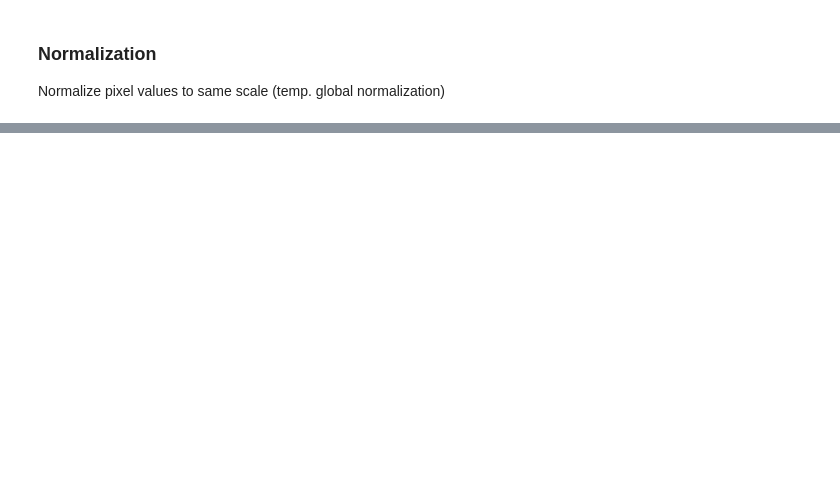
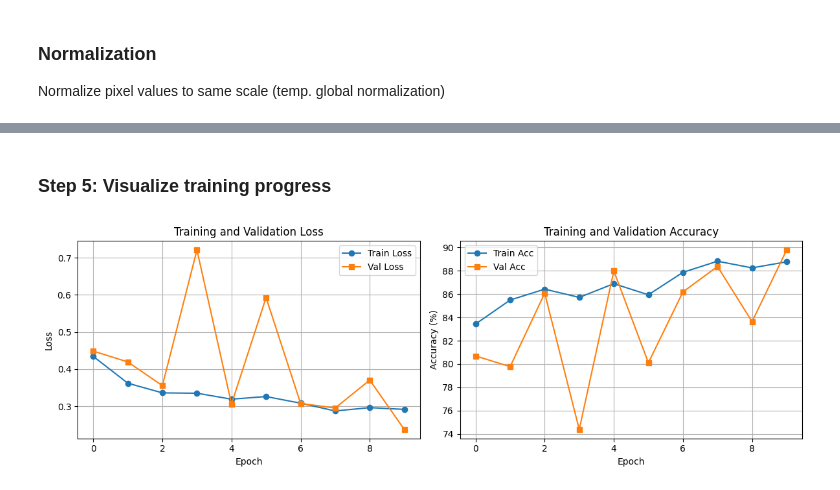
Before and after one commit to Ceciliamoller/Land-Take-Prediction-Project-NINA-, a Jupyter notebook: notebooks/01_explore_habloss.ipynb, the cells around one changed output, grey strips where cells are left out. Cells and saved outputs as stored; diff of their text form; code cells hidden in the pictures; blank space fills up the shorter version.

Commit message:
feat: patch up all sample images + create PyTorch dataset from patches + define simple CNN architecture + setup training loop + train model + visualize training progress

```diff
--- a/notebooks/01_explore_habloss.ipynb
+++ b/notebooks/01_explore_habloss.ipynb
@@ -188,0 +423,27 @@ img = img / img.max()   # scale to 0–1 range. divides by the value of largest
+# %% [markdown]
+### Step 5: Visualize training progress
+# %%
+fig, (ax1, ax2) = plt.subplots(1, 2, figsize=(12, 4))
+
+# Plot losses
+ax1.plot(train_losses, label='Train Loss', marker='o')
+ax1.plot(val_losses, label='Val Loss', marker='s')
+ax1.set_xlabel('Epoch')
+ax1.set_ylabel('Loss')
+ax1.set_title('Training and Validation Loss')
+ax1.legend()
+ax1.grid(True)
+
+# Plot accuracies
+ax2.plot(train_accs, label='Train Acc', marker='o')
+ax2.plot(val_accs, label='Val Acc', marker='s')
+ax2.set_xlabel('Epoch')
+ax2.set_ylabel('Accuracy (%)')
+ax2.set_title('Training and Validation Accuracy')
+ax2.legend()
+ax2.grid(True)
+
+plt.tight_layout()
+plt.show()
+# %% [output]
+[figure, added]
```
Also changed, not shown: parts of 16 cells of this notebook.
